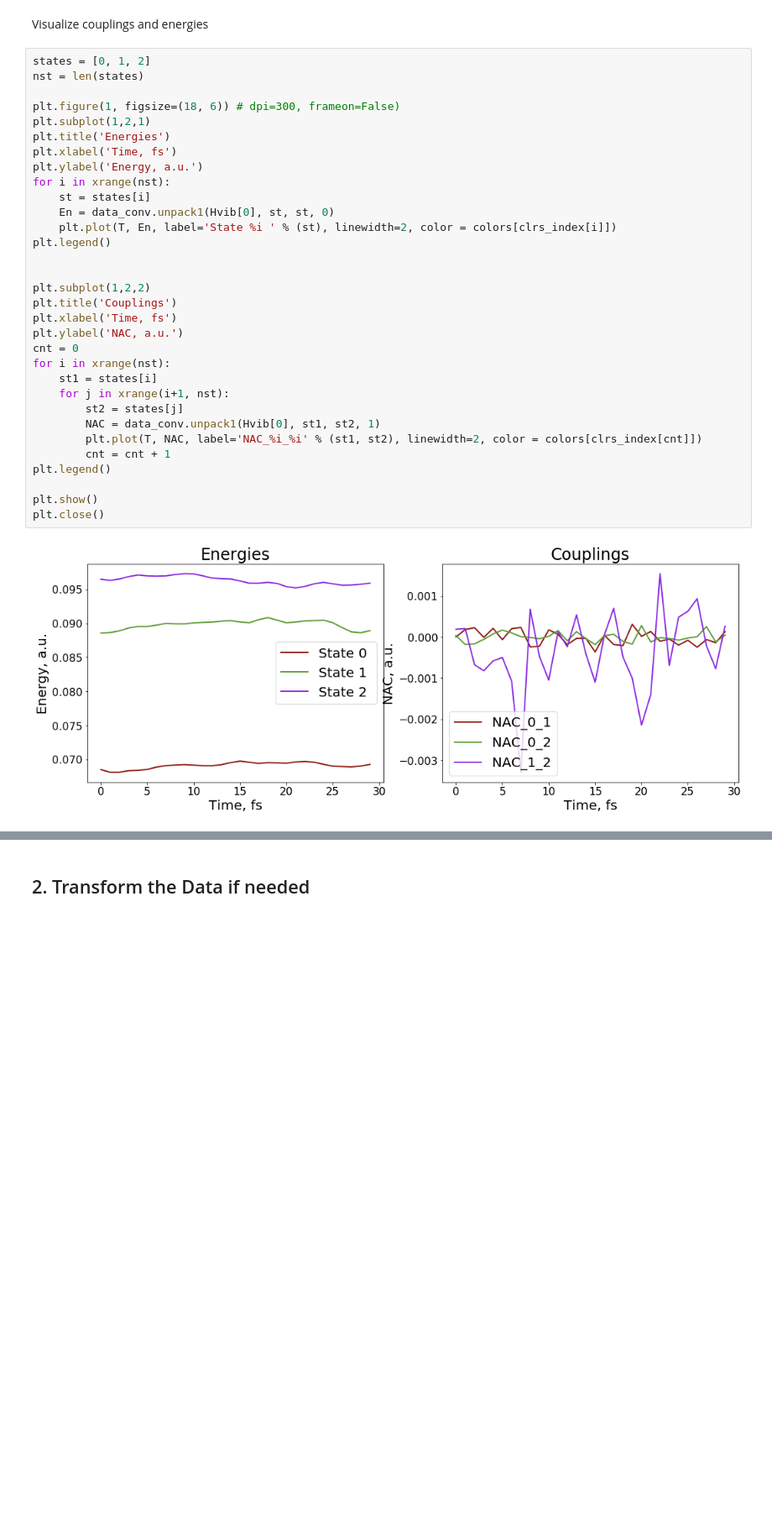
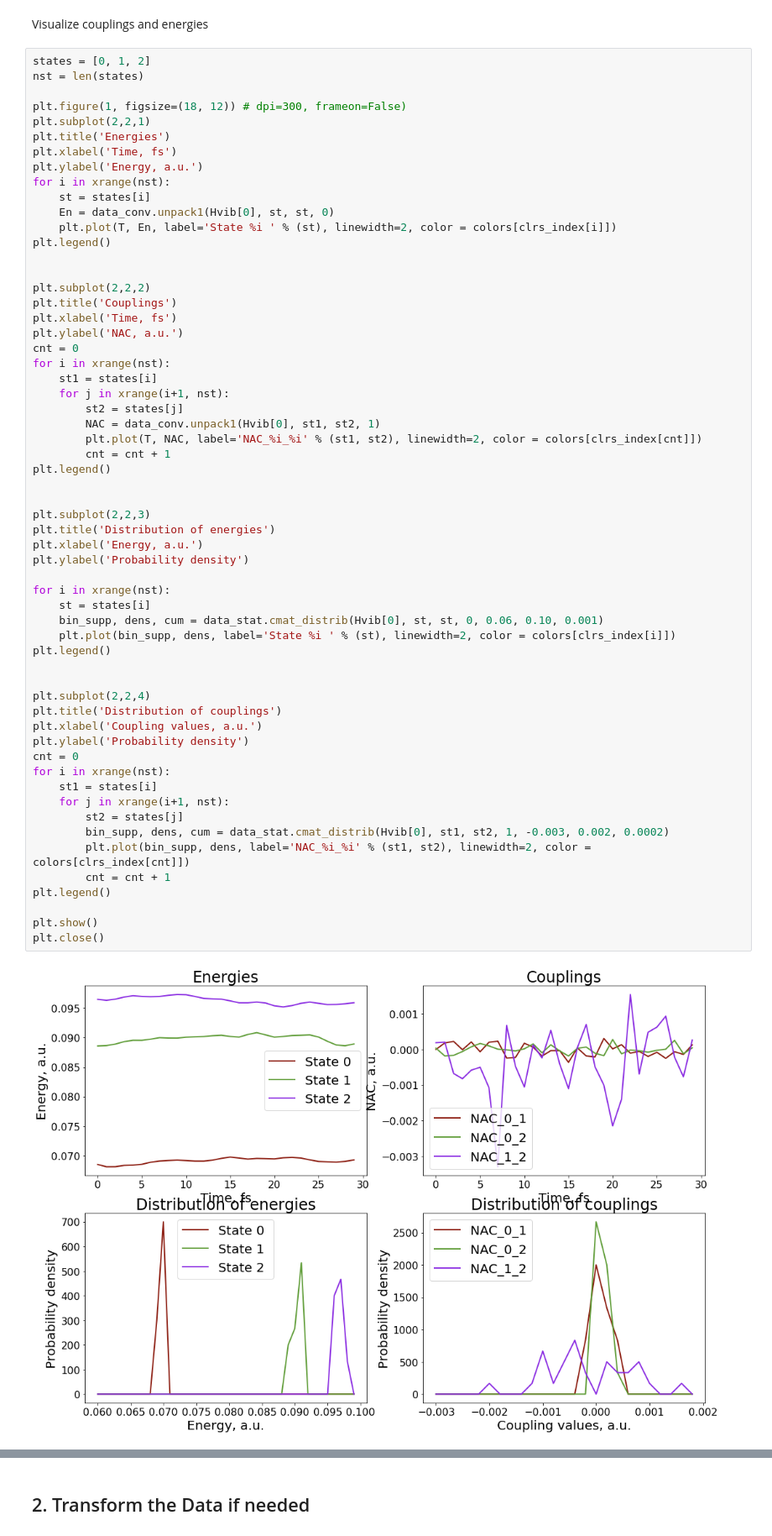
Before and after one commit to Quantum-Dynamics-Hub/libra-code, a Jupyter notebook: notebooks/Example9_NAMD/step4/DO_NAMD.ipynb, the cells around one changed output, grey strips where cells are left out. Shown at 84% size. Saved outputs shown, nothing was run; the diff lists cells and outputs as text; blank space fills up the shorter version.

```diff
--- a/notebooks/Example9_NAMD/step4/DO_NAMD.ipynb
+++ b/notebooks/Example9_NAMD/step4/DO_NAMD.ipynb
@@ -91,34 +131,61 @@ Visualize couplings and energies
 # %%
 states = [0, 1, 2]
 nst = len(states)
 
-plt.figure(1, figsize=(18, 6)) # dpi=300, frameon=False)
-plt.subplot(1,2,1)
+plt.figure(1, figsize=(18, 12)) # dpi=300, frameon=False)
+plt.subplot(2,2,1)
 plt.title('Energies')
 plt.xlabel('Time, fs')
 plt.ylabel('Energy, a.u.')
 for i in xrange(nst):
     st = states[i]
     En = data_conv.unpack1(Hvib[0], st, st, 0)
     plt.plot(T, En, label='State %i ' % (st), linewidth=2, color = colors[clrs_index[i]])
 plt.legend()
 
 
-plt.subplot(1,2,2)
+plt.subplot(2,2,2)
 plt.title('Couplings')
 plt.xlabel('Time, fs')
 plt.ylabel('NAC, a.u.')
 cnt = 0
 for i in xrange(nst):
     st1 = states[i]
     for j in xrange(i+1, nst):
         st2 = states[j]
         NAC = data_conv.unpack1(Hvib[0], st1, st2, 1)
         plt.plot(T, NAC, label='NAC_%i_%i' % (st1, st2), linewidth=2, color = colors[clrs_index[cnt]])
         cnt = cnt + 1
 plt.legend()
 
+
+plt.subplot(2,2,3)
+plt.title('Distribution of energies')
+plt.xlabel('Energy, a.u.')
+plt.ylabel('Probability density')
+
+for i in xrange(nst):
+    st = states[i]
+    bin_supp, dens, cum = data_stat.cmat_distrib(Hvib[0], st, st, 0, 0.06, 0.10, 0.001)
+    plt.plot(bin_supp, dens, label='State %i ' % (st), linewidth=2, color = colors[clrs_index[i]])
+plt.legend()
+
+
+plt.subplot(2,2,4)
+plt.title('Distribution of couplings')
+plt.xlabel('Coupling values, a.u.')
+plt.ylabel('Probability density')
+cnt = 0
+for i in xrange(nst):
+    st1 = states[i]
+    for j in xrange(i+1, nst):
+        st2 = states[j]
+        bin_supp, dens, cum = data_stat.cmat_distrib(Hvib[0], st1, st2, 1, -0.003, 0.002, 0.0002)
+        plt.plot(bin_supp, dens, label='NAC_%i_%i' % (st1, st2), linewidth=2, color = colors[clrs_index[cnt]])
+        cnt = cnt + 1
+plt.legend()
+
 plt.show()
 plt.close()
 # %% [output]
-[figure, old version]
+[figure, new version]
```
Also changed, not shown: parts of 7 cells of this notebook, 6 other files.
